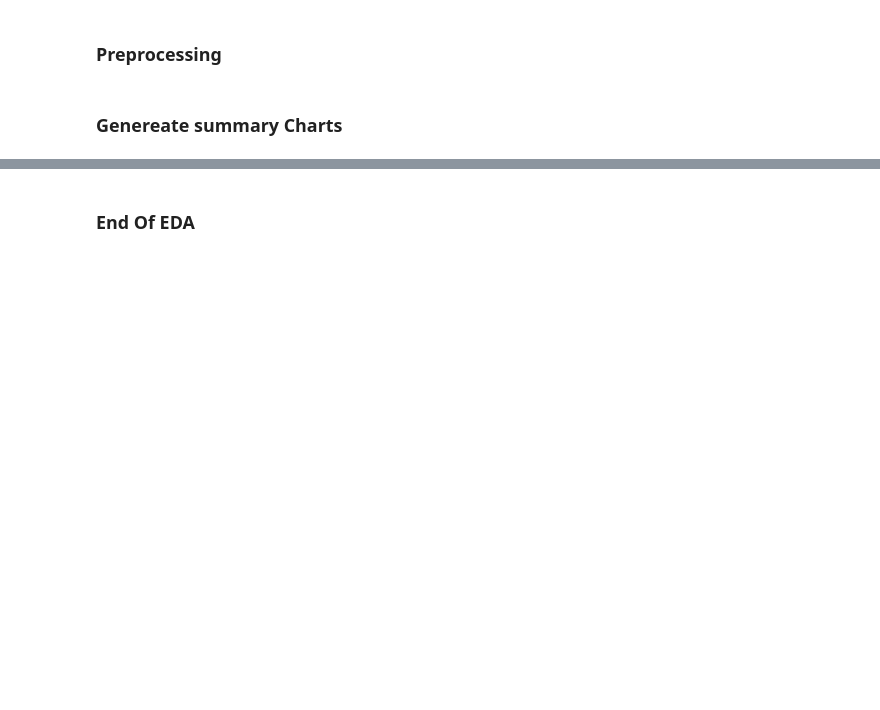
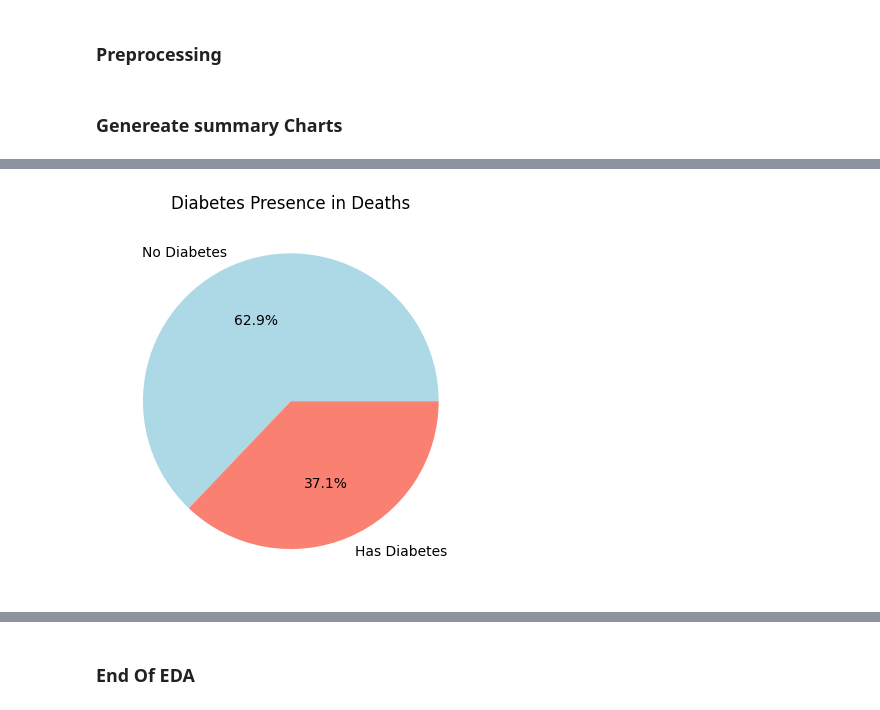
Before and after one commit to MahmoudElshiha/COVID-19-Data-Science, a Jupyter notebook: 2_EDA.ipynb, the cells around one changed output, grey strips where cells are left out. Cells and saved outputs as stored; diff of their text form; code cells hidden in the pictures; blank space fills up the shorter version.

```diff
--- a/2_EDA.ipynb
+++ b/2_EDA.ipynb
@@ -114,0 +142,11 @@ save_plot(fig, 'total_comorbidities_vs_death')
+# %%
+
+ #11 Percentage of diabetic patients among the deceased
+chronic_death = df[df['is_dead'] == 1]['Diabetes'].value_counts()
+chronic_death.index = ['No Diabetes', 'Has Diabetes']
+chronic_death.plot.pie(autopct='%1.1f%%', colors=['lightblue', 'salmon'])
+plt.title('Diabetes Presence in Deaths')
+plt.ylabel('')
+plt.show()
+# %% [output]
+[figure, added]
```
Also changed, not shown: parts of 18 cells of this notebook.
